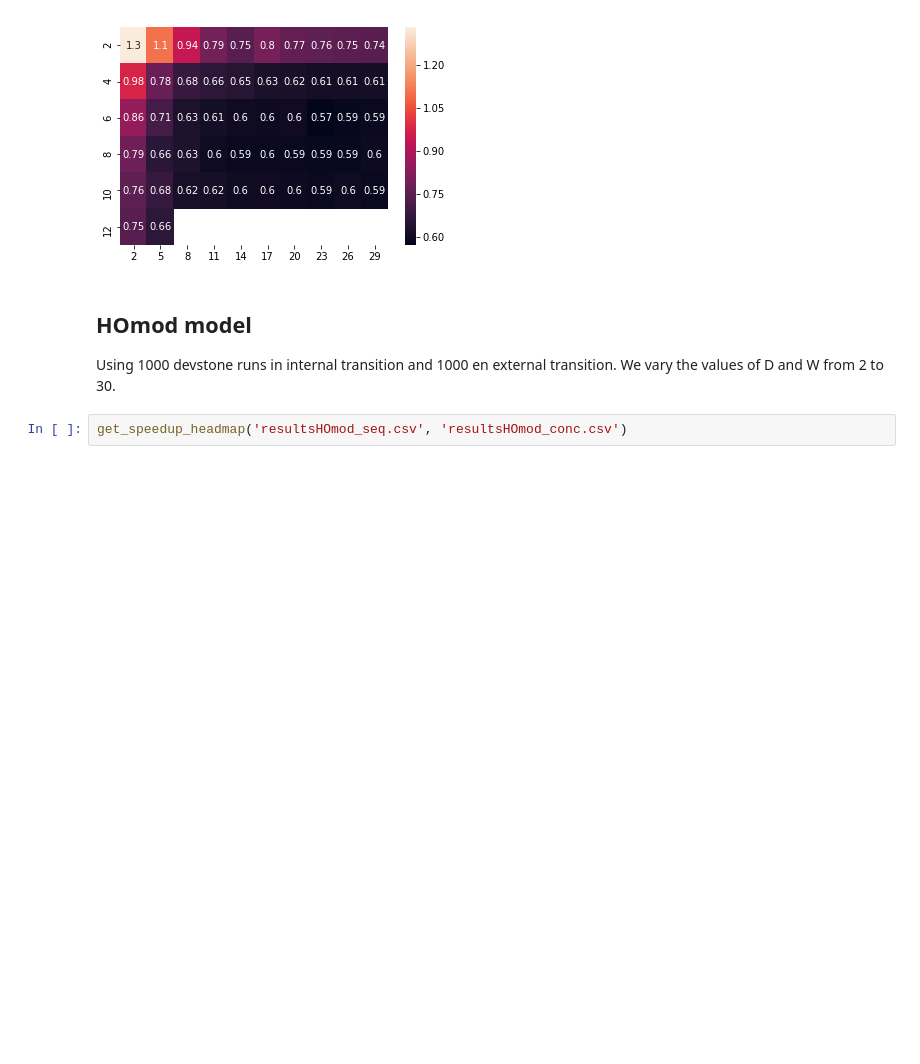
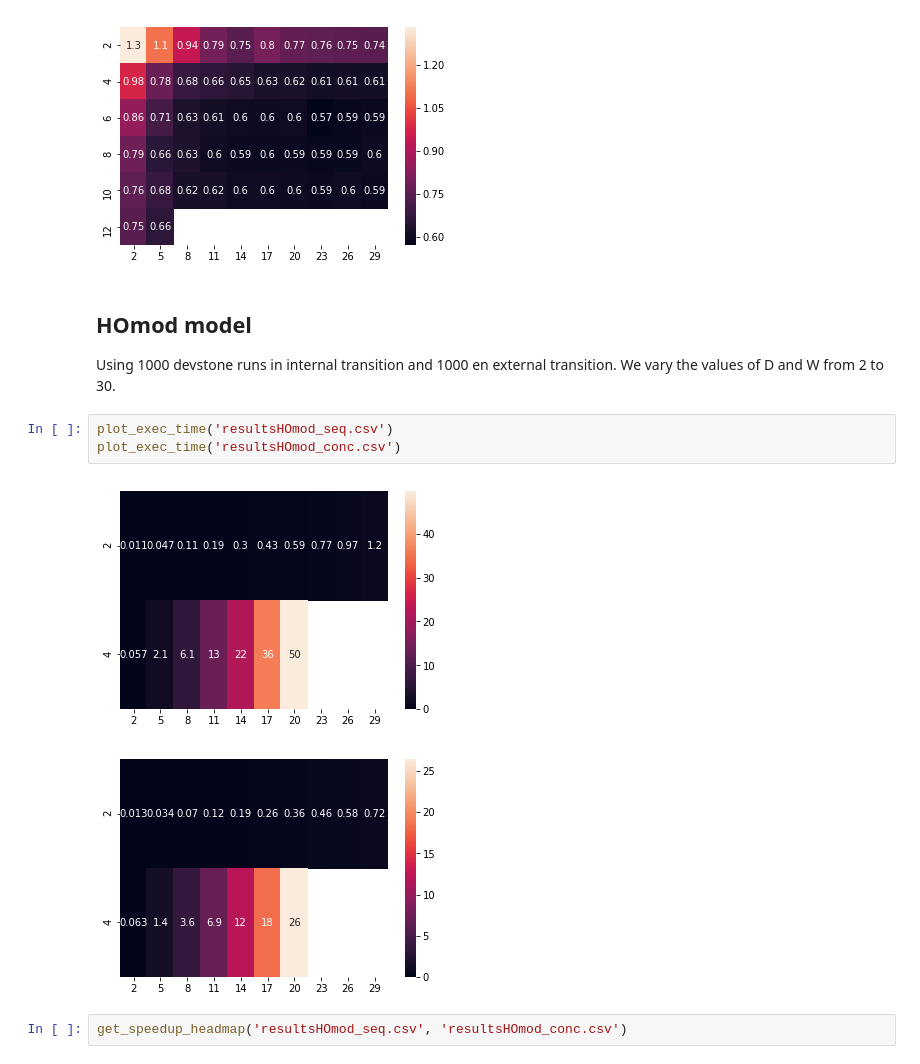
Before and after one commit to juanlanuzag/devstone, a Jupyter notebook: Untitled.ipynb, the cells around one changed output. Drawn from its saved outputs; the diff is of its cells as text; blank space fills up the shorter version.

```diff
--- a/Untitled.ipynb
+++ b/Untitled.ipynb
@@ -56,6 +79,12 @@ get_speedup_headmap('resultsHO_seq.csv', 'resultsHO_conc.csv')
 ## HOmod model
 
 Using 1000 devstone runs in internal transition and 1000 en external transition. We vary the values of D and W from 2 to 30.
+# %%
+plot_exec_time('resultsHOmod_seq.csv')
+plot_exec_time('resultsHOmod_conc.csv')
+# %% [output]
+[figure, added]
+[figure, added]
 # %%
 get_speedup_headmap('resultsHOmod_seq.csv', 'resultsHOmod_conc.csv')
 # %% [output]
```
Also changed, not shown: parts of 9 cells of this notebook, 29 other files.
